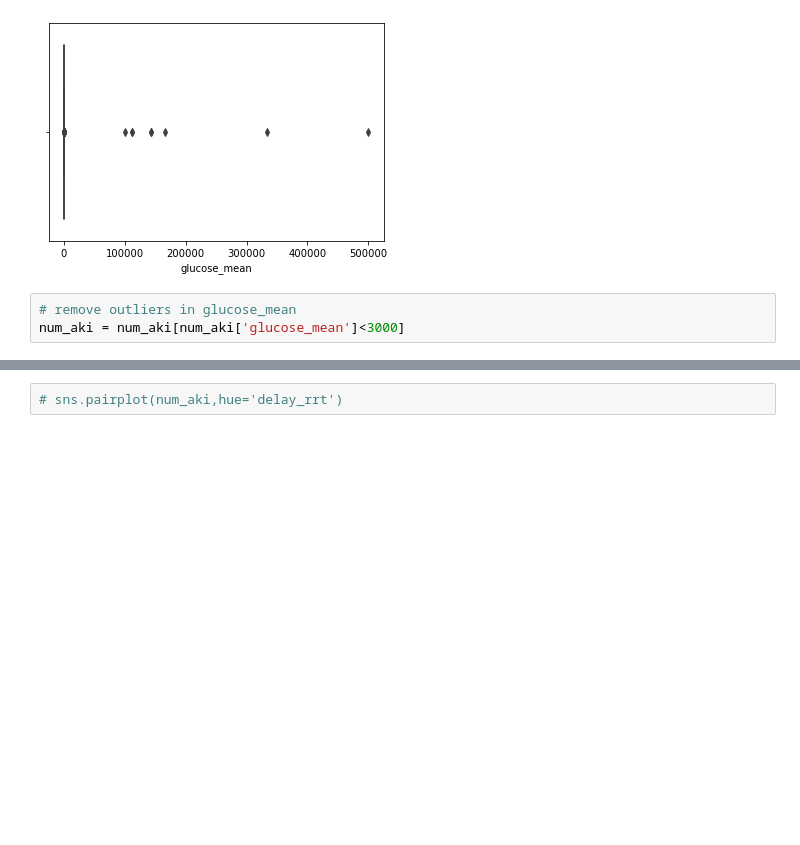
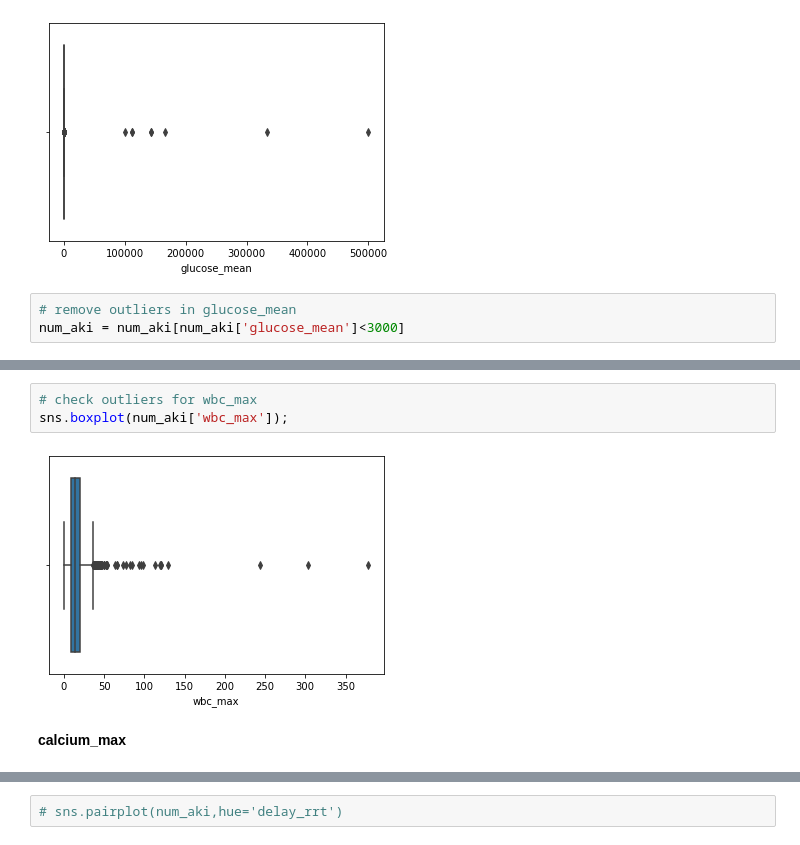
Before and after one commit to doscsy12/AKI_rrt, a Jupyter notebook: data_cleaning_EDA.ipynb, the cells around one changed output, grey strips where cells are left out. Cells and saved outputs as stored; diff of their text form; blank space fills up the shorter version.

```diff
--- a/data_cleaning_EDA.ipynb
+++ b/data_cleaning_EDA.ipynb
@@ -546,0 +604,7 @@ num_aki = num_aki[num_aki['glucose_mean']<3000]
+# %%
+# check outliers for wbc_max
+sns.boxplot(num_aki['wbc_max']);
+# %% [output]
+[figure, added]
+# %% [markdown]
+**calcium_max**
```
Also changed, not shown: parts of 28 cells of this notebook.
